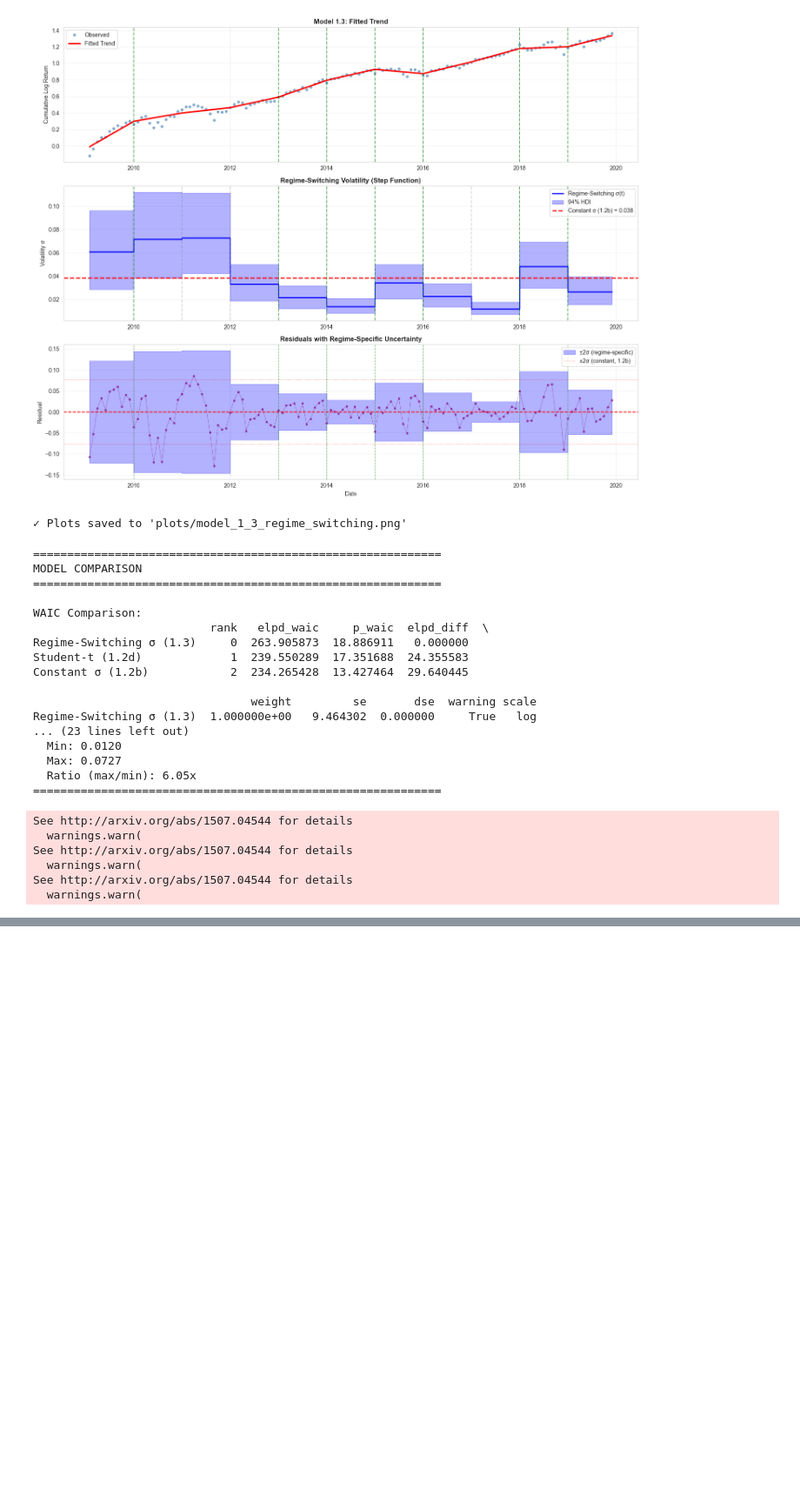
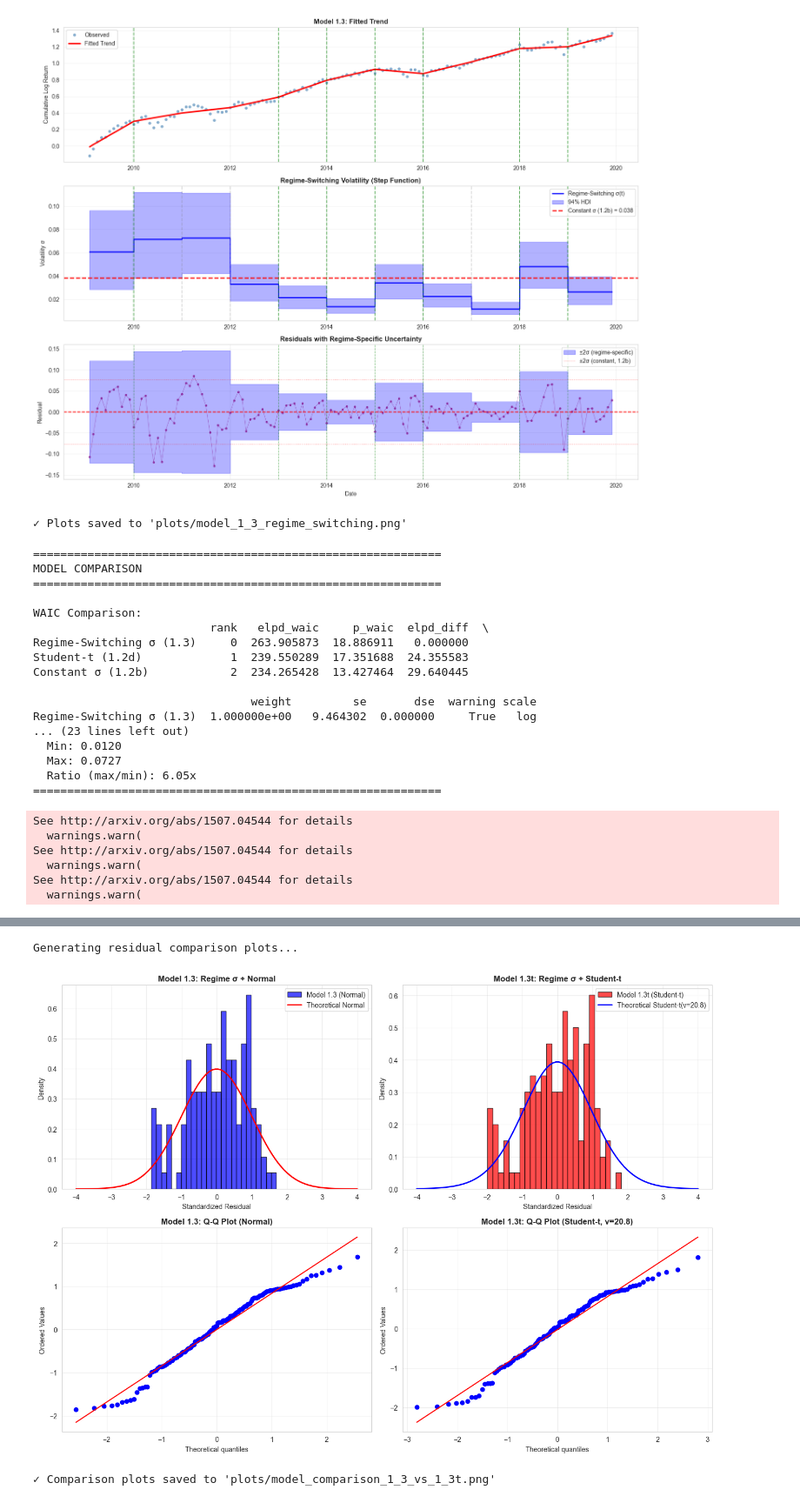
Before and after one commit to niccolo-s/AI_Programming_Project, a Jupyter notebook: code_v1.ipynb, the cells around one changed output, grey strips where cells are left out. Shown at 87% size. Saved outputs shown, nothing was run; the diff lists cells and outputs as text; code cells hidden in the pictures; blank space fills up the shorter version.

Commit message:
student-t model analysis

```diff
--- a/code_v1.ipynb
+++ b/code_v1.ipynb
@@ -1688,0 +2281,79 @@ See http://arxiv.org/abs/1507.04544 for details
+# %%
+print("\nGenerating residual comparison plots...")
+
+# Extract fitted values and residuals for both models
+# Model 1.3 (Normal)
+slope_mean_1_3 = float(trace_1_3.posterior["slope"].mean().values)
+intercept_mean_1_3 = float(trace_1_3.posterior["intercept"].mean().values)
+adjustments_mean_1_3 = trace_1_3.posterior["adjustments"].mean(dim=["chain", "draw"]).values
+sigmas_mean_1_3 = trace_1_3.posterior["sigmas"].mean(dim=["chain", "draw"]).values
+
+changepoint_matrix = (t[:, None] >= changepoint_times[None, :]).astype(float)
+k_fitted_1_3 = slope_mean_1_3 + np.dot(changepoint_matrix, adjustments_mean_1_3)
+intercept_adj_1_3 = -adjustments_mean_1_3 * changepoint_times
+m_fitted_1_3 = intercept_mean_1_3 + np.dot(changepoint_matrix, intercept_adj_1_3)
+fitted_trend_1_3 = k_fitted_1_3 * t + m_fitted_1_3
+
+residuals_1_3 = cumulative_log_price - fitted_trend_1_3
+volatility_mean_1_3 = sigmas_mean_1_3[regime_idx]
+std_residuals_1_3 = residuals_1_3 / volatility_mean_1_3
+
+# Model 1.3t (Student-t)
+slope_mean_1_3t = float(trace_1_3t.posterior["slope"].mean().values)
+intercept_mean_1_3t = float(trace_1_3t.posterior["intercept"].mean().values)
+adjustments_mean_1_3t = trace_1_3t.posterior["adjustments"].mean(dim=["chain", "draw"]).values
+sigmas_mean_1_3t = trace_1_3t.posterior["sigmas"].mean(dim=["chain", "draw"]).values
+
+k_fitted_1_3t = slope_mean_1_3t + np.dot(changepoint_matrix, adjustments_mean_1_3t)
+intercept_adj_1_3t = -adjustments_mean_1_3t * changepoint_times
+m_fitted_1_3t = intercept_mean_1_3t + np.dot(changepoint_matrix, intercept_adj_1_3t)
+fitted_trend_1_3t = k_fitted_1_3t * t + m_fitted_1_3t
+
+residuals_1_3t = cumulative_log_price - fitted_trend_1_3t
+volatility_mean_1_3t = sigmas_mean_1_3t[regime_idx]
+std_residuals_1_3t = residuals_1_3t / volatility_mean_1_3t
+
+# Create comparison plot
+fig, axes = plt.subplots(2, 2, figsize=(14, 10))
+
+# Top row: Histograms
+axes[0, 0].hist(std_residuals_1_3, bins=25, alpha=0.7, color='blue',
+                edgecolor='black', density=True, label='Model 1.3 (Normal)')
+x_range = np.linspace(-4, 4, 100)
+axes[0, 0].plot(x_range, stats.norm.pdf(x_range), 'r-', linewidth=2,
+                label='Theoretical Normal')
+axes[0, 0].set_title('Model 1.3: Regime σ + Normal', fontsize=12, fontweight='bold')
+axes[0, 0].set_xlabel('Standardized Residual')
+axes[0, 0].set_ylabel('Density')
+axes[0, 0].legend()
+axes[0, 0].grid(True, alpha=0.3)
+
+axes[0, 1].hist(std_residuals_1_3t, bins=25, alpha=0.7, color='red',
+                edgecolor='black', density=True, label='Model 1.3t (Student-t)')
+axes[0, 1].plot(x_range, stats.t.pdf(x_range, nu_1_3t_mean), 'b-', linewidth=2,
+                label=f'Theoretical Student-t(ν={nu_1_3t_mean:.1f})')
+axes[0, 1].set_title('Model 1.3t: Regime σ + Student-t', fontsize=12, fontweight='bold')
+axes[0, 1].set_xlabel('Standardized Residual')
+axes[0, 1].set_ylabel('Density')
+axes[0, 1].legend()
+axes[0, 1].grid(True, alpha=0.3)
+
+# Bottom row: Q-Q plots
+stats.probplot(std_residuals_1_3, dist="norm", plot=axes[1, 0])
+axes[1, 0].set_title('Model 1.3: Q-Q Plot (Normal)', fontsize=12, fontweight='bold')
+axes[1, 0].grid(True, alpha=0.3)
+
+stats.probplot(std_residuals_1_3t, dist="t", sparams=(nu_1_3t_mean,), plot=axes[1, 1])
+axes[1, 1].set_title(f'Model 1.3t: Q-Q Plot (Student-t, ν={nu_1_3t_mean:.1f})',
+                     fontsize=12, fontweight='bold')
+axes[1, 1].grid(True, alpha=0.3)
+
+plt.tight_layout()
+plt.savefig('plots/model_comparison_1_3_vs_1_3t.png', dpi=300, bbox_inches='tight')
+plt.show()
+
+print("\n✓ Comparison plots saved to 'plots/model_comparison_1_3_vs_1_3t.png'")
+# %% [output]
+Generating residual comparison plots...
+[figure, added]
+✓ Comparison plots saved to 'plots/model_comparison_1_3_vs_1_3t.png'
```
Also changed, not shown: parts of 25 cells of this notebook, 6 other files.
